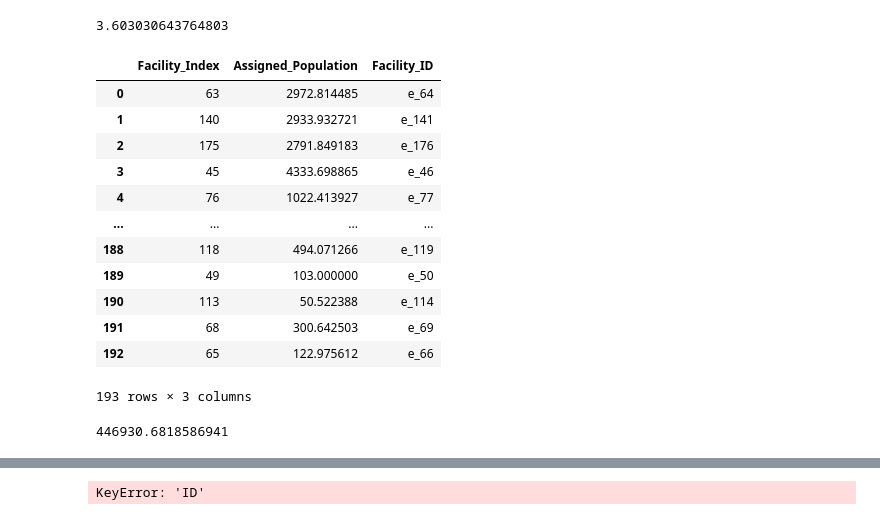
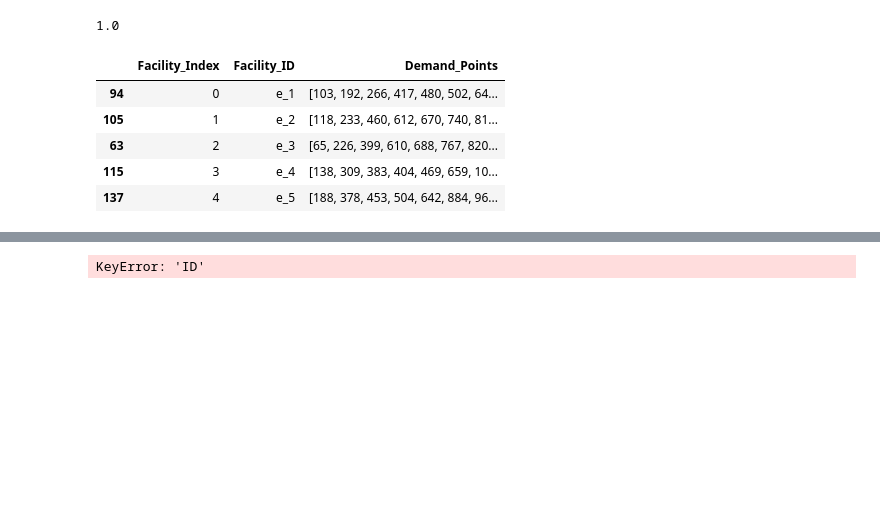
Before and after one commit to Global-Health-Engineering/recycling-network-optimization, a Jupyter notebook: optimisation.ipynb, the cells around one changed output, grey strips where cells are left out. Drawn from its saved outputs; the diff is of its cells as text; code cells hidden in the pictures; blank space fills up the shorter version.

```diff
--- a/optimisation.ipynb
+++ b/optimisation.ipynb
@@ -148,43 +135,29 @@ INFO:gurobipy:
-# %%
-selected_sites.to_file('data/derived_data/selected_sites_optimisation.gpkg', driver='GPKG')
-objective_value = pulp.value(prob.objective)
-
-objective_value/demand_points['total_est_pop'].sum()
-# %% [output]
-3.603030643764803
-# %%
-# Calculate the total population assigned to each facility
-
-# facility_pop will accumulate the sum of populations for each facility (j)
-facility_pop = {}
-for (i, j), val in assignments.items():
-    facility_pop[j] = facility_pop.get(j, 0) + pop[i]
-
-# Convert the results to a DataFrame for easier viewing
-facility_pop_df = pd.DataFrame({
-    'Facility_Index': list(facility_pop.keys()),
-    'Assigned_Population': list(facility_pop.values())
-})
-
-# Map the facility index to the actual facility ID from potential_sites
-facility_pop_df['Facility_ID'] = facility_pop_df['Facility_Index'].apply(lambda j: potential_sites.iloc[j]['ID'])
-
-facility_pop_df
-# %% [output]
-|  | Facility_Index | Assigned_Population | Facility_ID |
-| 0 | 63 | 2972.814485 | e_64 |
-| 1 | 140 | 2933.932721 | e_141 |
-| 2 | 175 | 2791.849183 | e_176 |
-| 3 | 45 | 4333.698865 | e_46 |
-| 4 | 76 | 1022.413927 | e_77 |
-| ... | ... | ... | ... |
-| 188 | 118 | 494.071266 | e_119 |
-| 189 | 49 | 103.000000 | e_50 |
-| 190 | 113 | 50.522388 | e_114 |
-| 191 | 68 | 300.642503 | e_69 |
-| 192 | 65 | 122.975612 | e_66 |
-193 rows × 3 columns
-# %%
-facility_pop_df['Assigned_Population'].sum()
-# %% [output]
-446930.6818586941
+# %%
+assignments[(2598,3)]
+# %% [output]
+1.0
+# %%
+# Create a dictionary mapping each facility (j) to a list of demand point indices (i) assigned to it
+facility_to_demands = {}
+for (i, j) in assignments:
+    facility_to_demands.setdefault(j, []).append(i)
+
+# Build a DataFrame with facility index, facility ID and its associated demand points
+facility_demand_df = pd.DataFrame([
+    {
+        'Facility_Index': j,
+        'Facility_ID': potential_sites.iloc[j]['ID'],
+        'Demand_Points': demand_list
+    }
+    for j, demand_list in facility_to_demands.items()
+])
+
+facility_demand_df.sort_values(by='Facility_Index', inplace=True)
+facility_demand_df.head()
+# %% [output]
+|  | Facility_Index | Facility_ID | Demand_Points |
+| 94 | 0 | e_1 | [103, 192, 266, 417, 480, 502, 64... |
+| 105 | 1 | e_2 | [118, 233, 460, 612, 670, 740, 81... |
+| 63 | 2 | e_3 | [65, 226, 399, 610, 688, 767, 820... |
+| 115 | 3 | e_4 | [138, 309, 383, 404, 469, 659, 10... |
+| 137 | 4 | e_5 | [188, 378, 453, 504, 642, 884, 96... |
```
Also changed, not shown: parts of 22 cells of this notebook.
